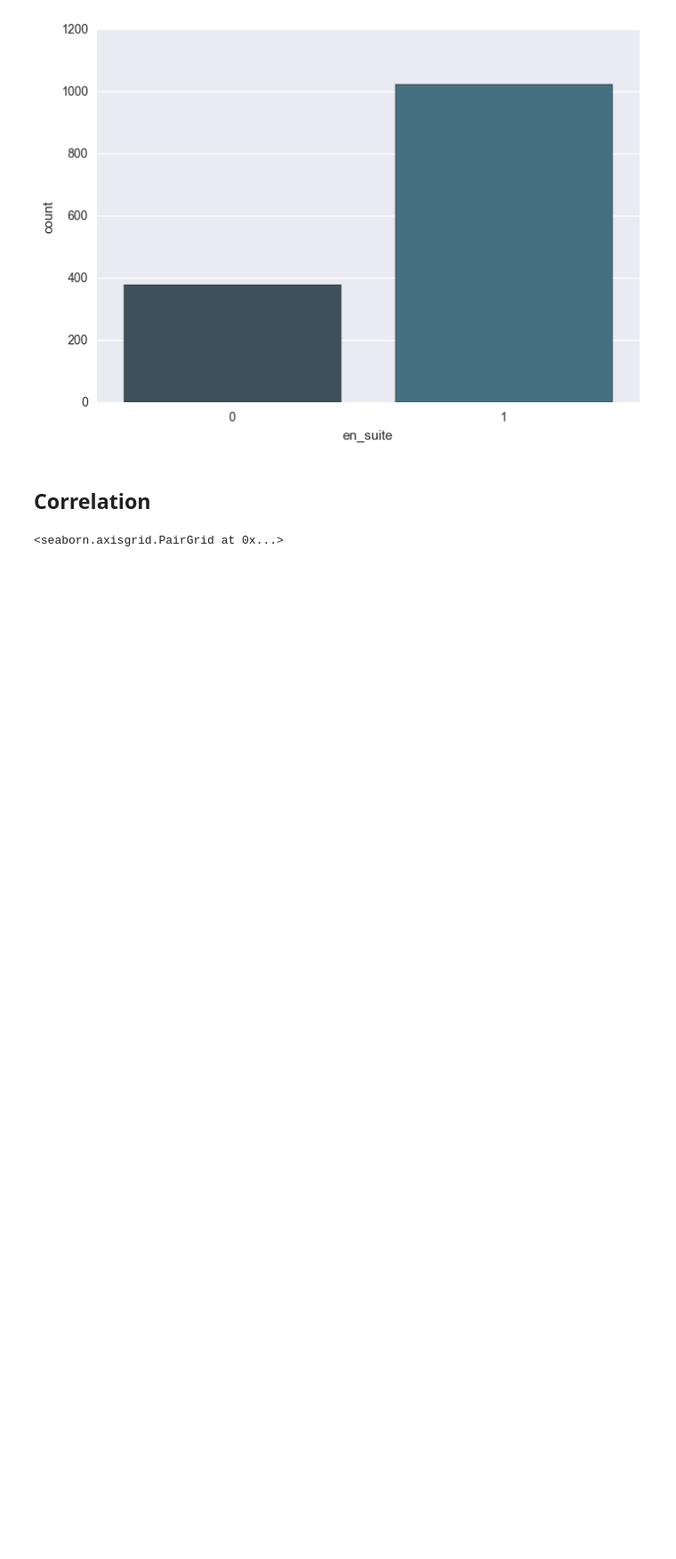
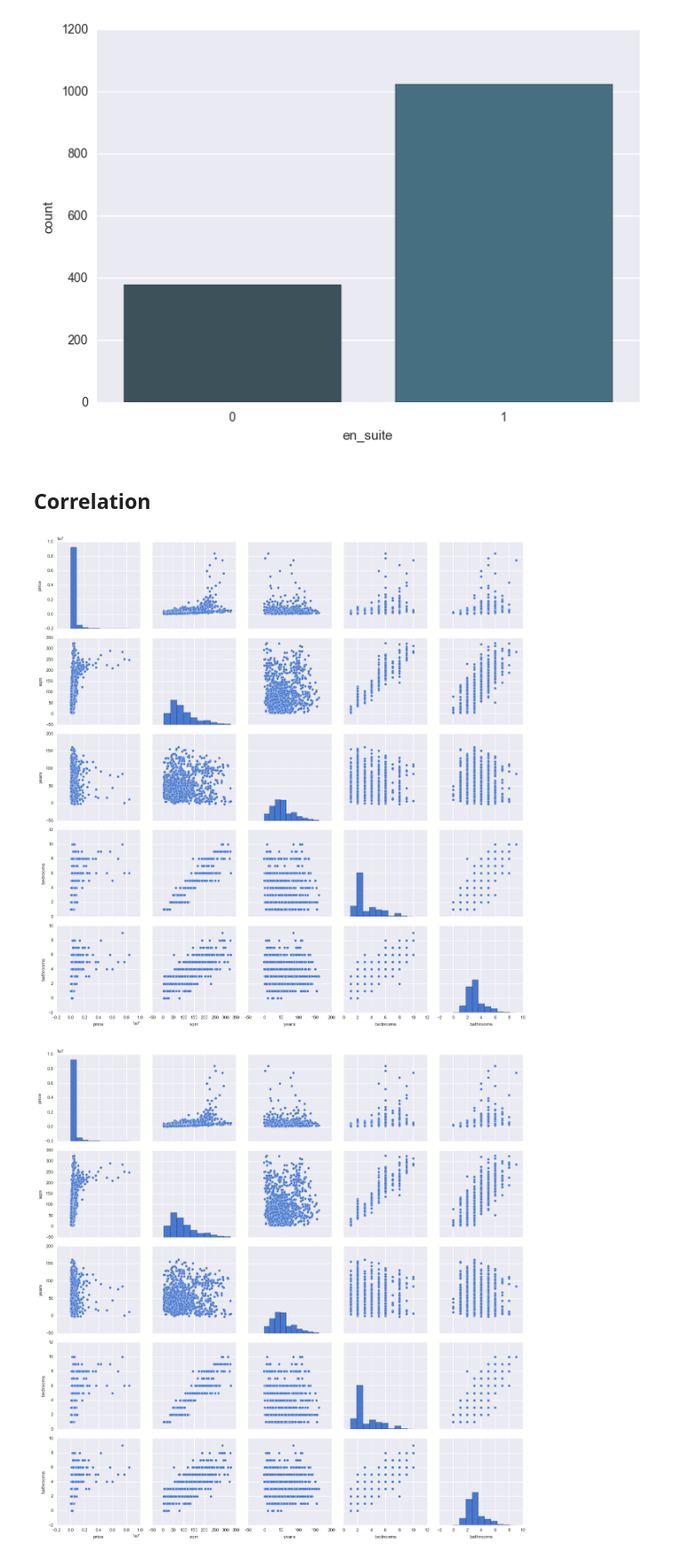
Before and after one commit to isabelacastilho/data-science-template-spark, a Jupyter notebook: notebooks/EDA.ipynb, the cells around one changed output. Shown: that part at 89% size. Drawn from its saved outputs; the diff is of its cells as text; code cells hidden in the pictures; blank space fills up the shorter version.

```diff
--- a/notebooks/EDA.ipynb
+++ b/notebooks/EDA.ipynb
@@ -96,7 +96,9 @@ for column in [x for x in categorical_columns if x not in ['index', 'district']]
 # %% [markdown]
 ## Correlation
 # %%
-setup_seaborn()
+setup_seaborn(context='paper')
 sb.pairplot(data[numerical_columns])
+plt.show()
 # %% [output]
-<seaborn.axisgrid.PairGrid at 0x...>
+[figure, added]
+[figure, added]
```
Also changed, not shown: parts of 2 cells of this notebook, 1 other file.
